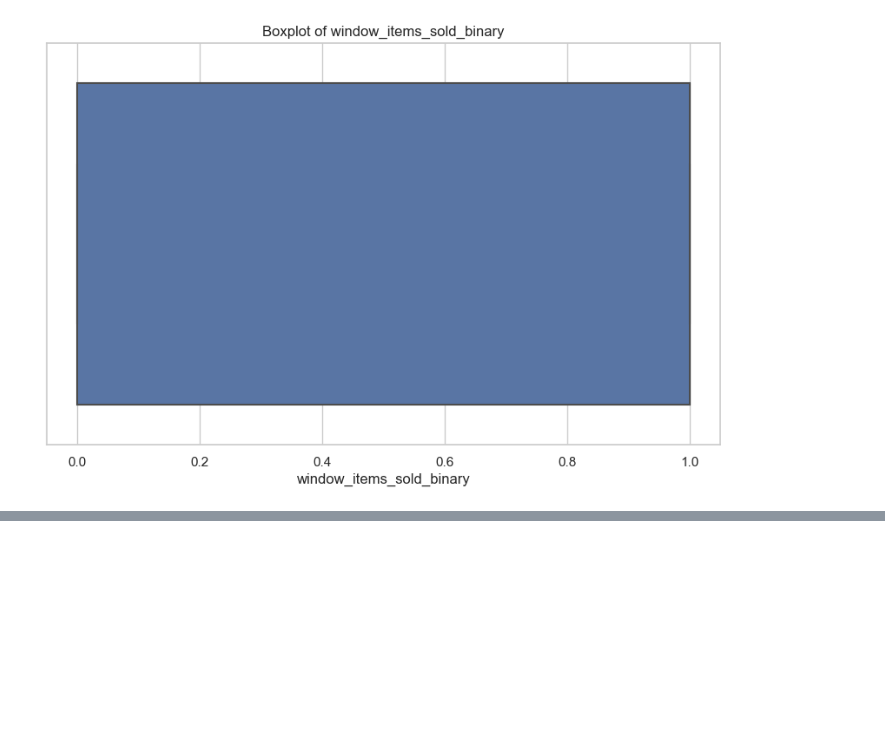
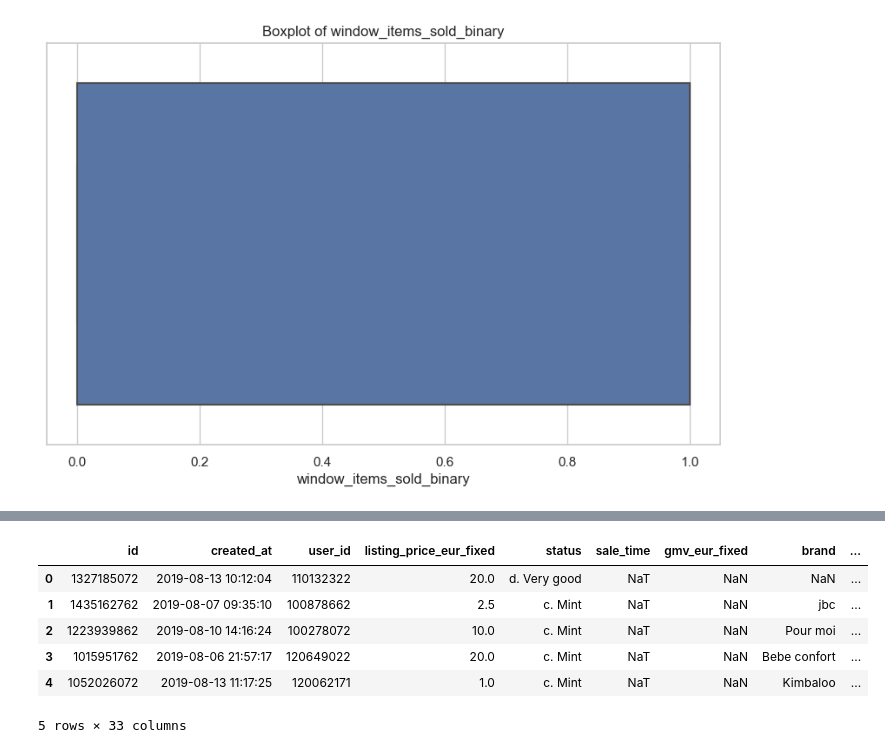
Before and after one commit to alperozgursahin/Fintech-Data-Project, a Jupyter notebook: Untitled.ipynb, the cells around one changed output, grey strips where cells are left out. Saved outputs shown, nothing was run; the diff lists cells and outputs as text; code cells hidden in the pictures; blank space fills up the shorter version.

```diff
--- a/Untitled.ipynb
+++ b/Untitled.ipynb
@@ -348,0 +420,14 @@ plt.show()
+# %%
+# Drop the 'portal' column as it contains only a single unique value ('fr') across all rows
+data = data.drop(columns=['portal'])
+
+# Check if the column is successfully dropped
+data.head()
+# %% [output]
+|  | id | created_at | user_id | listing_price_eur_fixed | status | sale_time | gmv_eur_fixed | brand | ... |
+| 0 | 1327185072 | 2019-08-13 10:12:04 | 110132322 | 20.0 | d. Very good | NaT | NaN | NaN | ... |
+| 1 | 1435162762 | 2019-08-07 09:35:10 | 100878662 | 2.5 | c. Mint | NaT | NaN | jbc | ... |
+| 2 | 1223939862 | 2019-08-10 14:16:24 | 100278072 | 10.0 | c. Mint | NaT | NaN | Pour moi | ... |
+| 3 | 1015951762 | 2019-08-06 21:57:17 | 120649022 | 20.0 | c. Mint | NaT | NaN | Bebe confort | ... |
+| 4 | 1052026072 | 2019-08-13 11:17:25 | 120062171 | 1.0 | c. Mint | NaT | NaN | Kimbaloo | ... |
+5 rows × 33 columns
```
Also changed, not shown: parts of 35 cells of this notebook.
